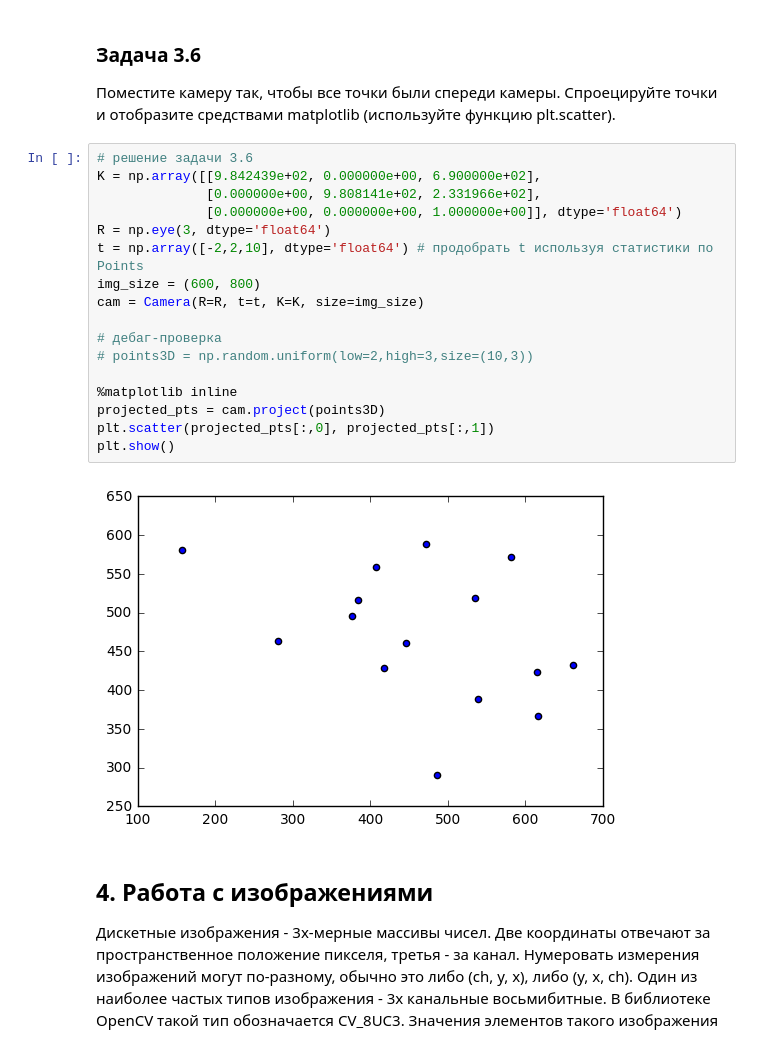
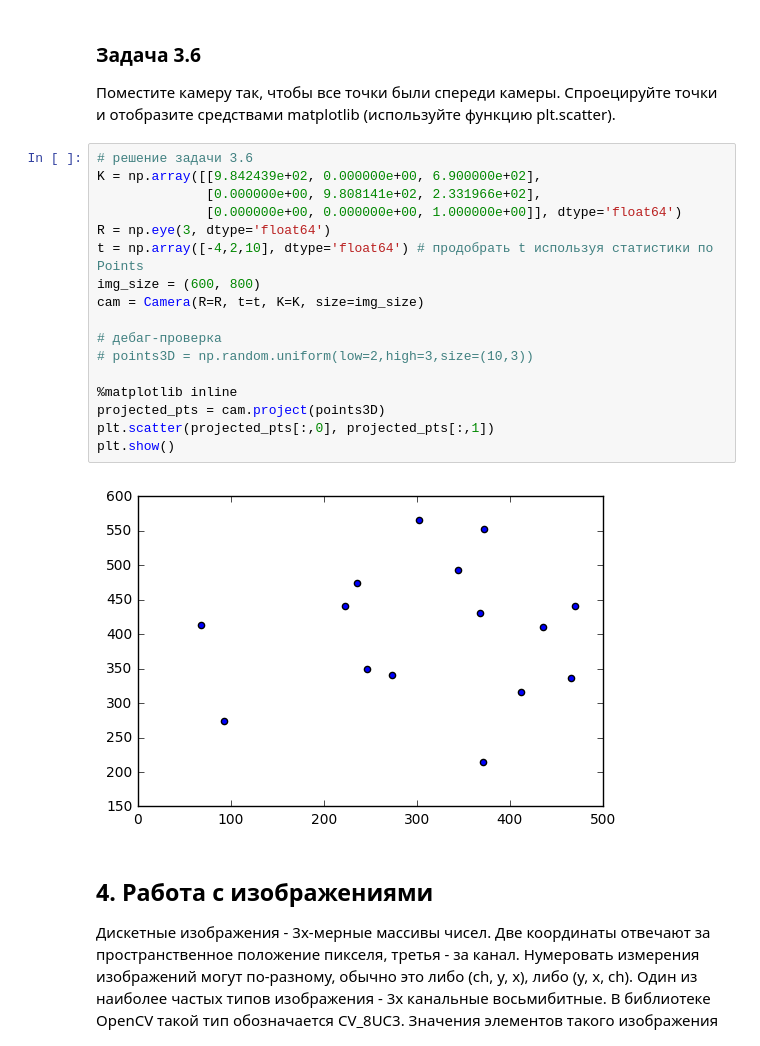
Before and after one commit to vicproon/camgeom, a Jupyter notebook: notebooks/geometry_and_monocular.ipynb, the cells around one changed output. Drawn from its saved outputs; the diff is of its cells as text.

```diff
--- a/notebooks/geometry_and_monocular.ipynb
+++ b/notebooks/geometry_and_monocular.ipynb
@@ -304,22 +298,22 @@ class Camera:
 # %%
 # решение задачи 3.6
 K = np.array([[9.842439e+02, 0.000000e+00, 6.900000e+02],
               [0.000000e+00, 9.808141e+02, 2.331966e+02],
               [0.000000e+00, 0.000000e+00, 1.000000e+00]], dtype='float64')
 R = np.eye(3, dtype='float64')
-t = np.array([-2,2,10], dtype='float64') # продобрать t используя статистики по Points
+t = np.array([-4,2,10], dtype='float64') # продобрать t используя статистики по Points
 img_size = (600, 800)
 cam = Camera(R=R, t=t, K=K, size=img_size)
 
 # дебаг-проверка
 # points3D = np.random.uniform(low=2,high=3,size=(10,3))
 
 %matplotlib inline
 projected_pts = cam.project(points3D)
 plt.scatter(projected_pts[:,0], projected_pts[:,1])
 plt.show()
 # %% [output]
-[figure, old version]
+[figure, new version]
 # %% [markdown]
 ## 4. Работа с изображениями
 Дискетные изображения - 3х-мерные массивы чисел.
```
Also changed, not shown: parts of 10 cells of this notebook.
